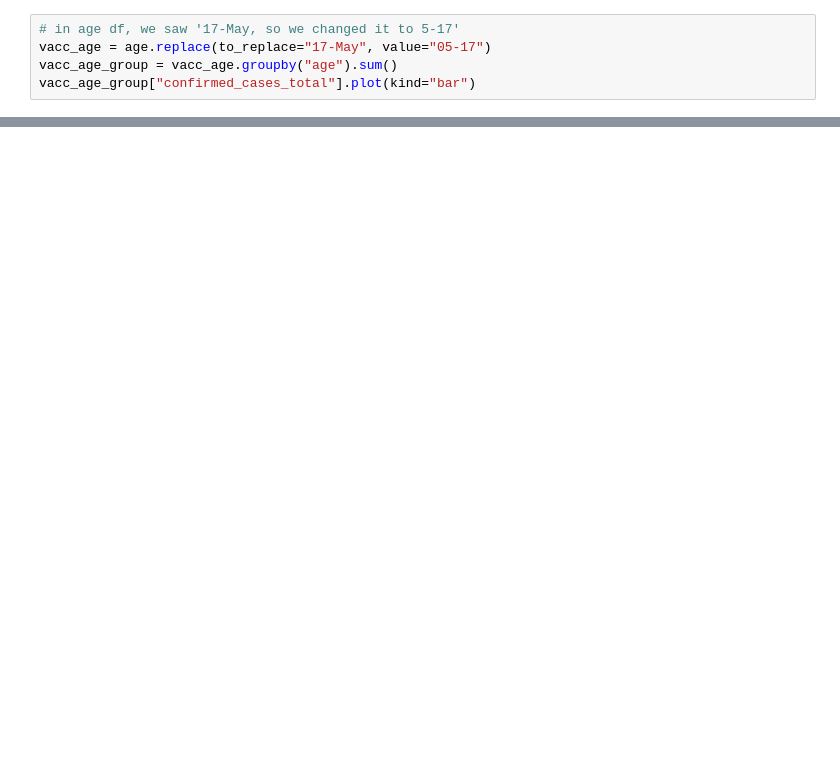
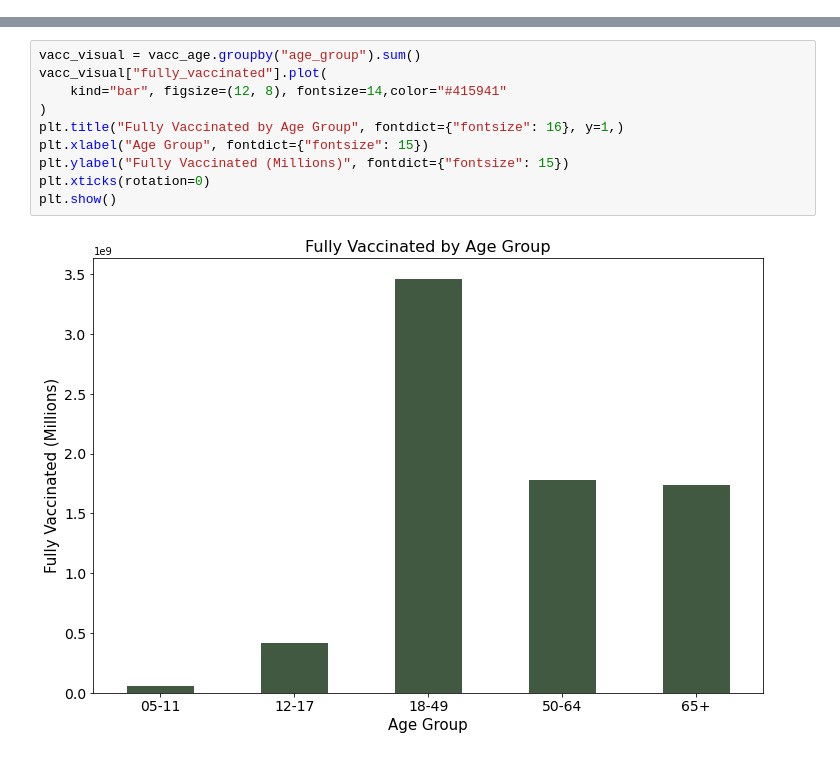
Before and after one commit to jgkiang/Joe_Rogans_Repo, a Jupyter notebook: Project1.ipynb, the cells around one changed output, grey strips where cells are left out. Cells and saved outputs as stored; diff of their text form; blank space fills up the shorter version.

```diff
--- a/Project1.ipynb
+++ b/Project1.ipynb
@@ -91,5 +44,0 @@ race["confirmed_cases_total"].plot(kind="pie", autopct="%1.1f%%")
-# %%
-# in age df, we saw '17-May, so we changed it to 5-17'
-vacc_age = age.replace(to_replace="17-May", value="05-17")
-vacc_age_group = vacc_age.groupby("age").sum()
-vacc_age_group["confirmed_cases_total"].plot(kind="bar")
@@ -117,0 +45,12 @@ race["confirmed_cases_total"].plot(kind="pie", autopct="%1.1f%%")
+# %%
+vacc_visual = vacc_age.groupby("age_group").sum()
+vacc_visual["fully_vaccinated"].plot(
+    kind="bar", figsize=(12, 8), fontsize=14,color="#415941"
+)
+plt.title("Fully Vaccinated by Age Group", fontdict={"fontsize": 16}, y=1,)
+plt.xlabel("Age Group", fontdict={"fontsize": 15})
+plt.ylabel("Fully Vaccinated (Millions)", fontdict={"fontsize": 15})
+plt.xticks(rotation=0)
+plt.show()
+# %% [output]
+[figure, added]
```
Also changed, not shown: parts of 20 cells of this notebook.
